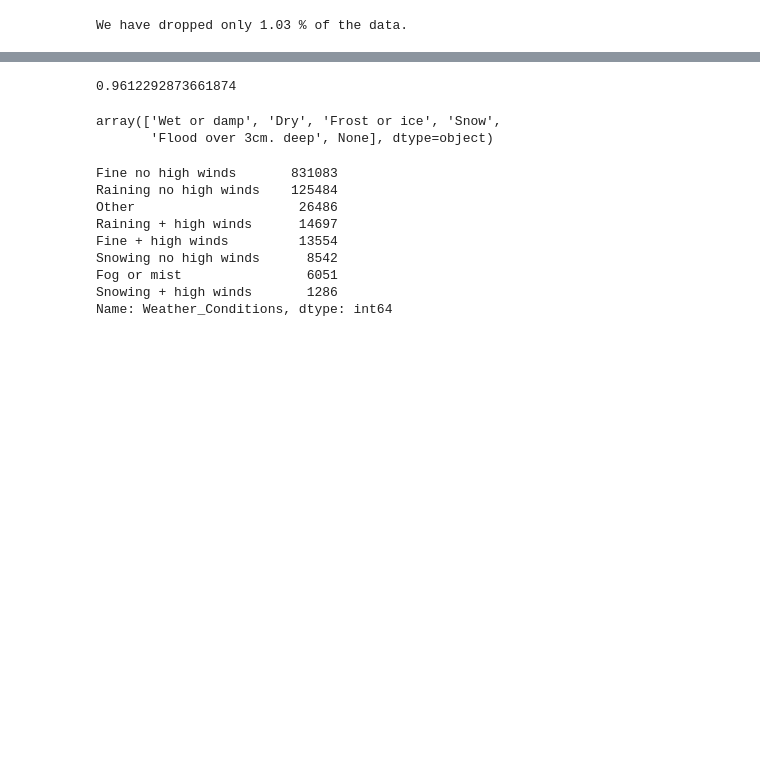
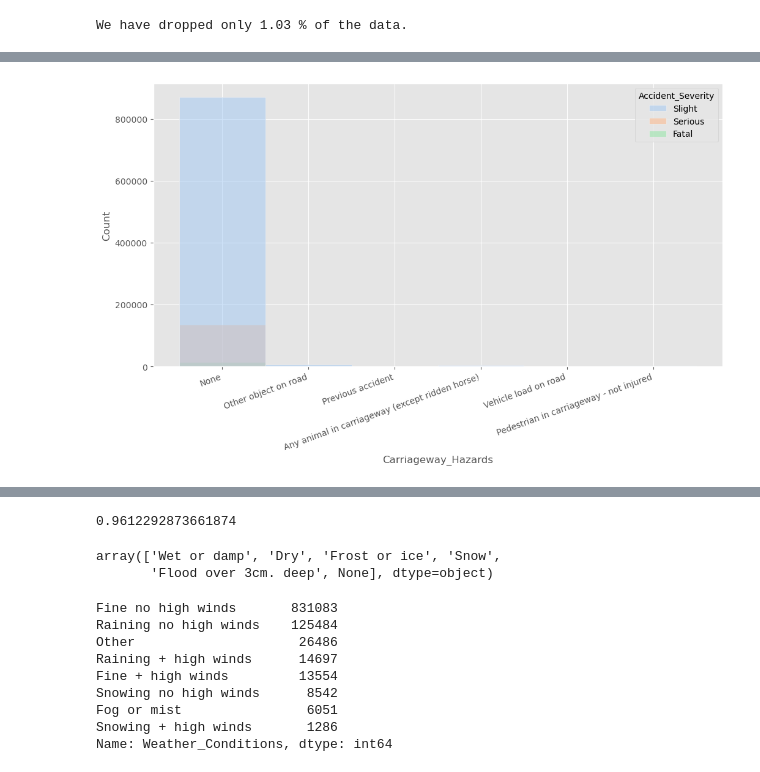
Before and after one commit to kmedri/-Omdena_Predicting_RTC_Severity_main, a Jupyter notebook: Group_1_Predicting_RTC_Severity/Predicting_RTC_Severity.ipynb, the cells around one changed output, grey strips where cells are left out. Drawn from its saved outputs; the diff is of its cells as text; code cells hidden in the pictures; blank space fills up the shorter version.

```diff
--- a/Group_1_Predicting_RTC_Severity/Predicting_RTC_Severity.ipynb
+++ b/Group_1_Predicting_RTC_Severity/Predicting_RTC_Severity.ipynb
@@ -520,0 +638,7 @@ df_accident[cols_upto_3].sample(5)
+# %%
+# plt.figure(figsize=(15,25))
+ax = sns.histplot(data=df_accident, x='Carriageway_Hazards', palette='pastel', hue='Accident_Severity')
+ax.set_xticklabels(ax.get_xticklabels(), rotation=20, horizontalalignment='right')
+None
+# %% [output]
+[figure, added]
```
Also changed, not shown: parts of 40 cells of this notebook, 1 other file.
